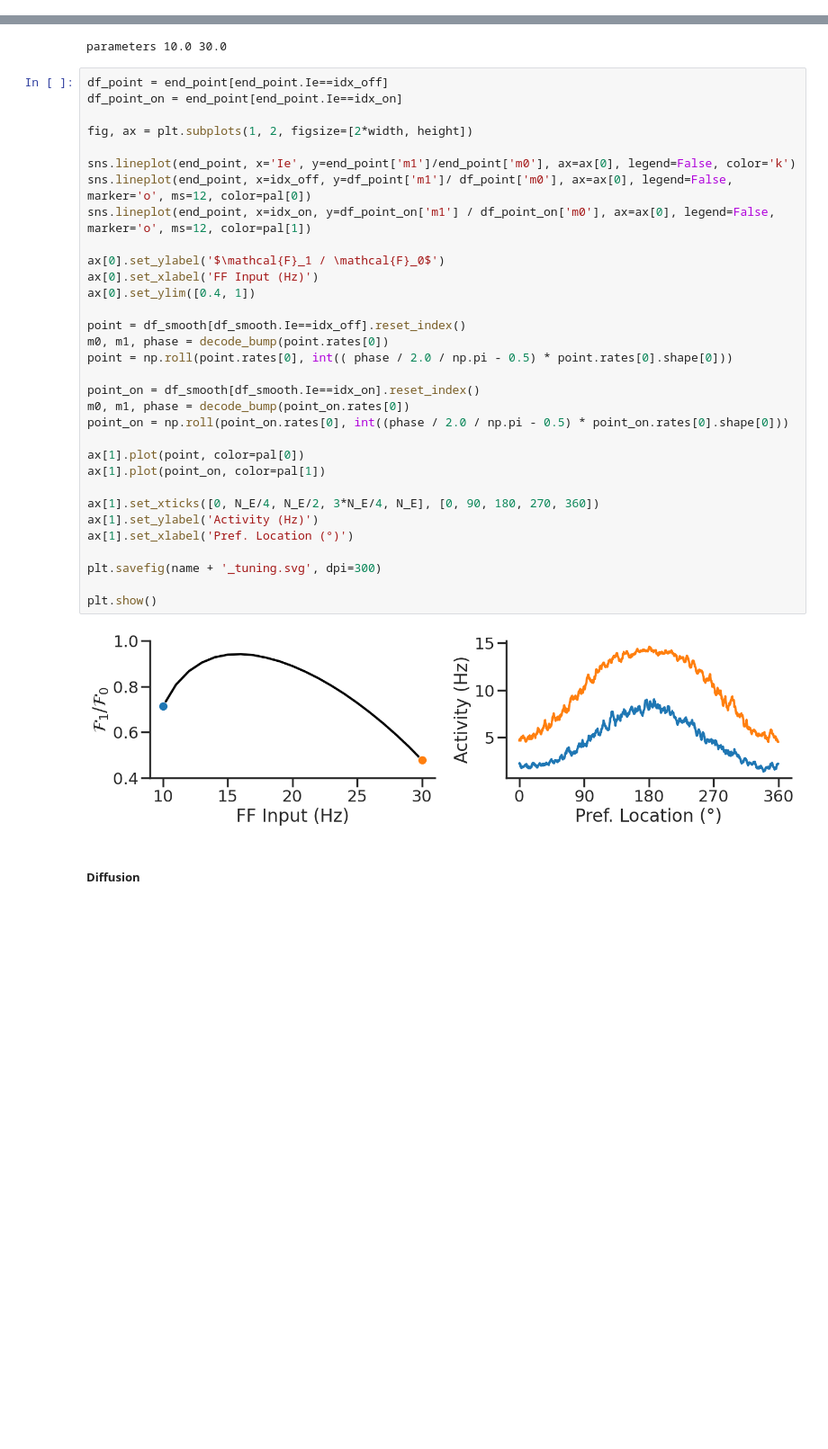
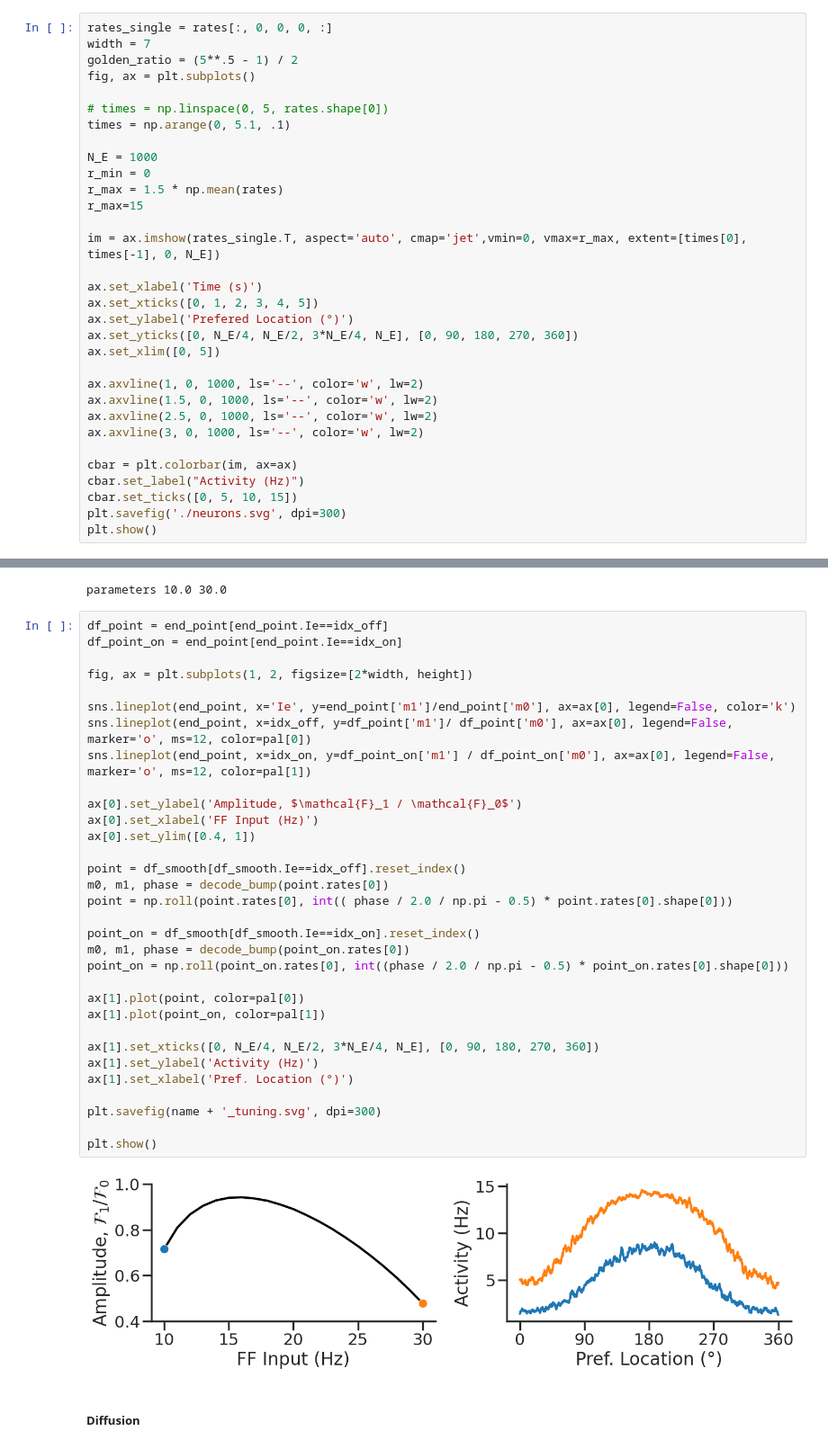
Before and after one commit to kiriclope/NeuroFlame, a Jupyter notebook: notebooks/nb_odr.ipynb, the cells around one changed output, grey strips where cells are left out. Shown at 90% size. Saved outputs shown, nothing was run; the diff lists cells and outputs as text; blank space fills up the shorter version.

```diff
--- a/notebooks/nb_odr.ipynb
+++ b/notebooks/nb_odr.ipynb
@@ -114,0 +144,32 @@ print(rates.shape)
+# %%
+rates_single = rates[:, 0, 0, 0, :]
+width = 7
+golden_ratio = (5**.5 - 1) / 2
+fig, ax = plt.subplots()
+
+# times = np.linspace(0, 5, rates.shape[0])
+times = np.arange(0, 5.1, .1)
+
+N_E = 1000
+r_min = 0
+r_max = 1.5 * np.mean(rates)
+r_max=15
+
+im = ax.imshow(rates_single.T, aspect='auto', cmap='jet',vmin=0, vmax=r_max, extent=[times[0], times[-1], 0, N_E])
+
+ax.set_xlabel('Time (s)')
+ax.set_xticks([0, 1, 2, 3, 4, 5])
+ax.set_ylabel('Prefered Location (°)')
+ax.set_yticks([0, N_E/4, N_E/2, 3*N_E/4, N_E], [0, 90, 180, 270, 360])
+ax.set_xlim([0, 5])
+
+ax.axvline(1, 0, 1000, ls='--', color='w', lw=2)
+ax.axvline(1.5, 0, 1000, ls='--', color='w', lw=2)
+ax.axvline(2.5, 0, 1000, ls='--', color='w', lw=2)
+ax.axvline(3, 0, 1000, ls='--', color='w', lw=2)
+
+cbar = plt.colorbar(im, ax=ax)
+cbar.set_label("Activity (Hz)")
+cbar.set_ticks([0, 5, 10, 15])
+plt.savefig('./neurons.svg', dpi=300)
+plt.show()
@@ -213,35 +302,35 @@ df_point = end_point[end_point.Ie==idx_off]
 df_point_on = end_point[end_point.Ie==idx_on]
 
 fig, ax = plt.subplots(1, 2, figsize=[2*width, height])
 
 sns.lineplot(end_point, x='Ie', y=end_point['m1']/end_point['m0'], ax=ax[0], legend=False, color='k')
 sns.lineplot(end_point, x=idx_off, y=df_point['m1']/ df_point['m0'], ax=ax[0], legend=False, marker='o', ms=12, color=pal[0])
 sns.lineplot(end_point, x=idx_on, y=df_point_on['m1'] / df_point_on['m0'], ax=ax[0], legend=False, marker='o', ms=12, color=pal[1])
 
-ax[0].set_ylabel('$\mathcal{F}_1 / \mathcal{F}_0$')
+ax[0].set_ylabel('Amplitude, $\mathcal{F}_1 / \mathcal{F}_0$')
 ax[0].set_xlabel('FF Input (Hz)')
 ax[0].set_ylim([0.4, 1])
 
 point = df_smooth[df_smooth.Ie==idx_off].reset_index()
 m0, m1, phase = decode_bump(point.rates[0])
 point = np.roll(point.rates[0], int(( phase / 2.0 / np.pi - 0.5) * point.rates[0].shape[0]))
 
 point_on = df_smooth[df_smooth.Ie==idx_on].reset_index()
 m0, m1, phase = decode_bump(point_on.rates[0])
 point_on = np.roll(point_on.rates[0], int((phase / 2.0 / np.pi - 0.5) * point_on.rates[0].shape[0]))
 
 ax[1].plot(point, color=pal[0])
 ax[1].plot(point_on, color=pal[1])
 
 ax[1].set_xticks([0, N_E/4, N_E/2, 3*N_E/4, N_E], [0, 90, 180, 270, 360])
 ax[1].set_ylabel('Activity (Hz)')
 ax[1].set_xlabel('Pref. Location (°)')
 
 plt.savefig(name + '_tuning.svg', dpi=300)
 
 plt.show()
 # %% [output]
-[figure, old version]
+[figure, new version]
 # %% [markdown]
 ##### Diffusion
 # %%
```
Also changed, not shown: parts of 50 cells of this notebook.
